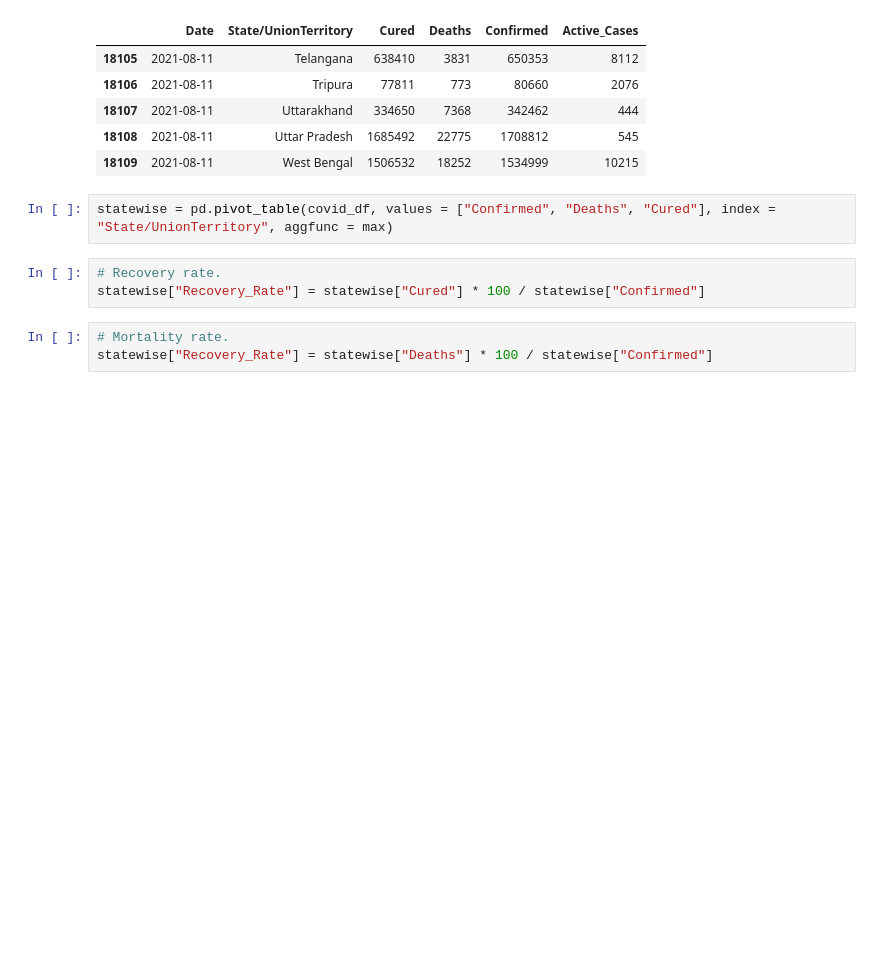
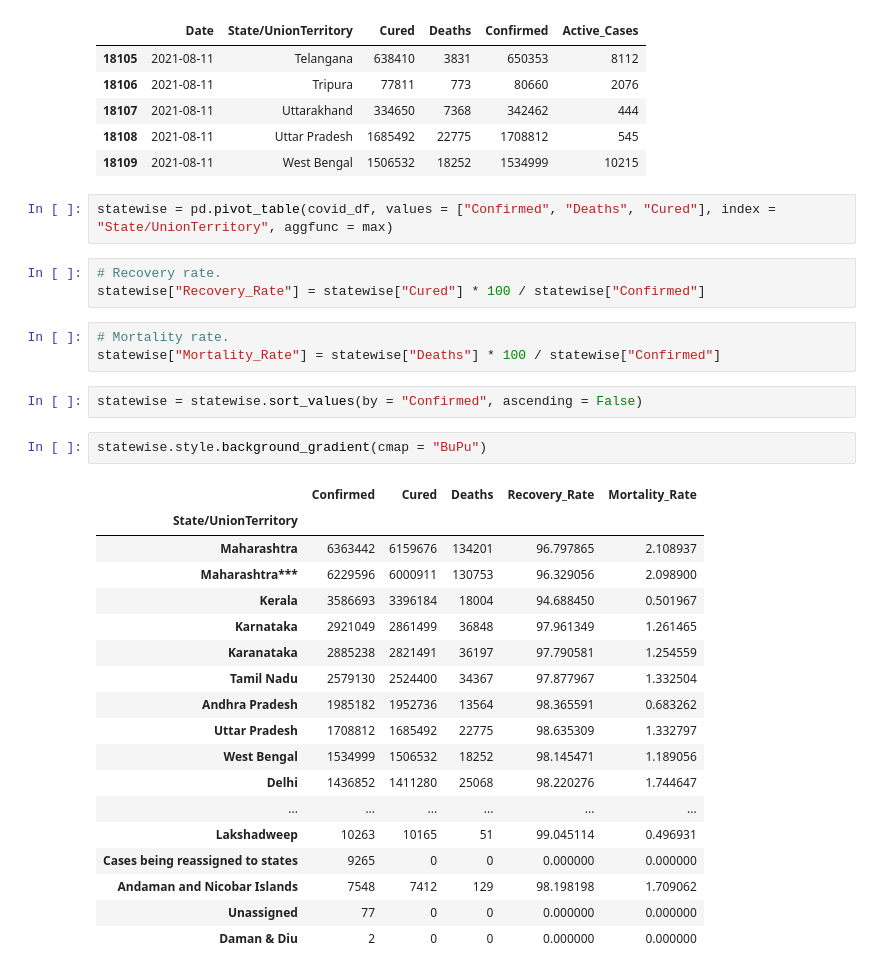
Before and after one commit to saberzero1/covid-visualization, a Jupyter notebook: Covid Data Analysis India.ipynb, the cells around one changed output. Saved outputs shown, nothing was run; the diff lists cells and outputs as text; blank space fills up the shorter version.

```diff
--- a/Covid Data Analysis India.ipynb
+++ b/Covid Data Analysis India.ipynb
@@ -122,4 +122,27 @@ statewise = pd.pivot_table(covid_df, values = ["Confirmed", "Deaths", "Cured"],
 statewise["Recovery_Rate"] = statewise["Cured"] * 100 / statewise["Confirmed"]
 # %%
 # Mortality rate.
-statewise["Recovery_Rate"] = statewise["Deaths"] * 100 / statewise["Confirmed"]
+statewise["Mortality_Rate"] = statewise["Deaths"] * 100 / statewise["Confirmed"]
+# %%
+statewise = statewise.sort_values(by = "Confirmed", ascending = False)
+# %%
+statewise.style.background_gradient(cmap = "BuPu")
+# %% [output]
+|  | Confirmed | Cured | Deaths | Recovery_Rate | Mortality_Rate |
+| State/UnionTerritory |  |  |  |  |  |
+| Maharashtra | 6363442 | 6159676 | 134201 | 96.797865 | 2.108937 |
+| Maharashtra*** | 6229596 | 6000911 | 130753 | 96.329056 | 2.098900 |
+| Kerala | 3586693 | 3396184 | 18004 | 94.688450 | 0.501967 |
+| Karnataka | 2921049 | 2861499 | 36848 | 97.961349 | 1.261465 |
+| Karanataka | 2885238 | 2821491 | 36197 | 97.790581 | 1.254559 |
+| Tamil Nadu | 2579130 | 2524400 | 34367 | 97.877967 | 1.332504 |
+| Andhra Pradesh | 1985182 | 1952736 | 13564 | 98.365591 | 0.683262 |
+| Uttar Pradesh | 1708812 | 1685492 | 22775 | 98.635309 | 1.332797 |
+| West Bengal | 1534999 | 1506532 | 18252 | 98.145471 | 1.189056 |
+| Delhi | 1436852 | 1411280 | 25068 | 98.220276 | 1.744647 |
+| ... | ... | ... | ... | ... | ... |
+| Lakshadweep | 10263 | 10165 | 51 | 99.045114 | 0.496931 |
+| Cases being reassigned to states | 9265 | 0 | 0 | 0.000000 | 0.000000 |
+| Andaman and Nicobar Islands | 7548 | 7412 | 129 | 98.198198 | 1.709062 |
+| Unassigned | 77 | 0 | 0 | 0.000000 | 0.000000 |
+| Daman & Diu | 2 | 0 | 0 | 0.000000 | 0.000000 |
```
Also changed, not shown: parts of 1 cell of this notebook.
